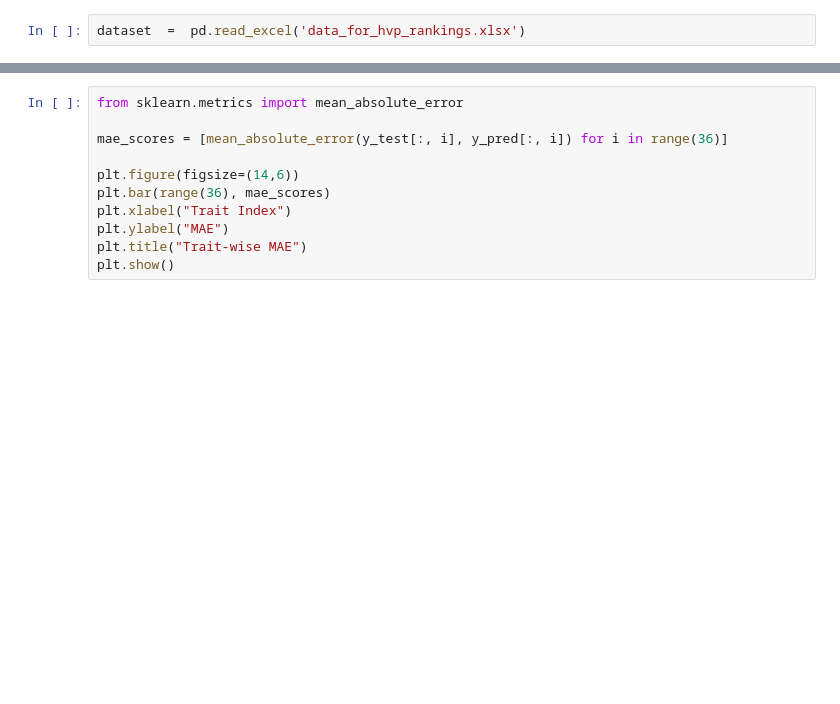
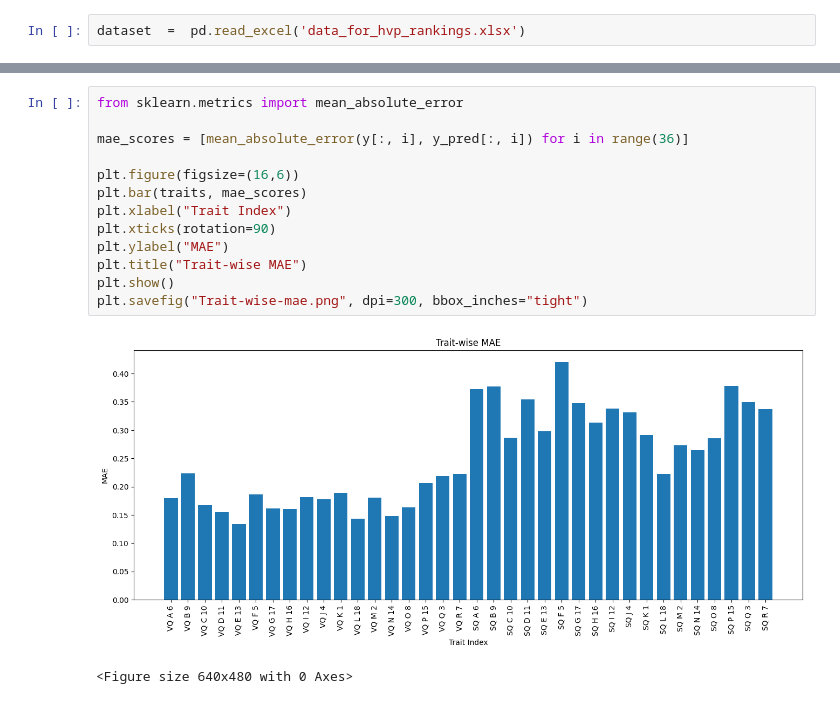
Before and after one commit to MuhammadSyyed/hvp_ranking_BiLSTM, a Jupyter notebook: xgboost_hvp.ipynb, the cells around one changed output, grey strips where cells are left out. Cells and saved outputs as stored; diff of their text form; blank space fills up the shorter version.

```diff
--- a/xgboost_hvp.ipynb
+++ b/xgboost_hvp.ipynb
@@ -170,12 +156,17 @@ plt.show()
 # %%
 from sklearn.metrics import mean_absolute_error
 
-mae_scores = [mean_absolute_error(y_test[:, i], y_pred[:, i]) for i in range(36)]
+mae_scores = [mean_absolute_error(y[:, i], y_pred[:, i]) for i in range(36)]
 
-plt.figure(figsize=(14,6))
-plt.bar(range(36), mae_scores)
+plt.figure(figsize=(16,6))
+plt.bar(traits, mae_scores)
 plt.xlabel("Trait Index")
+plt.xticks(rotation=90)
 plt.ylabel("MAE")
 plt.title("Trait-wise MAE")
 plt.show()
+plt.savefig("Trait-wise-mae.png", dpi=300, bbox_inches="tight")
+# %% [output]
+[figure, added]
+<Figure size 640x480 with 0 Axes>
 # %%
```
Also changed, not shown: parts of 24 cells of this notebook, 7 other files.
